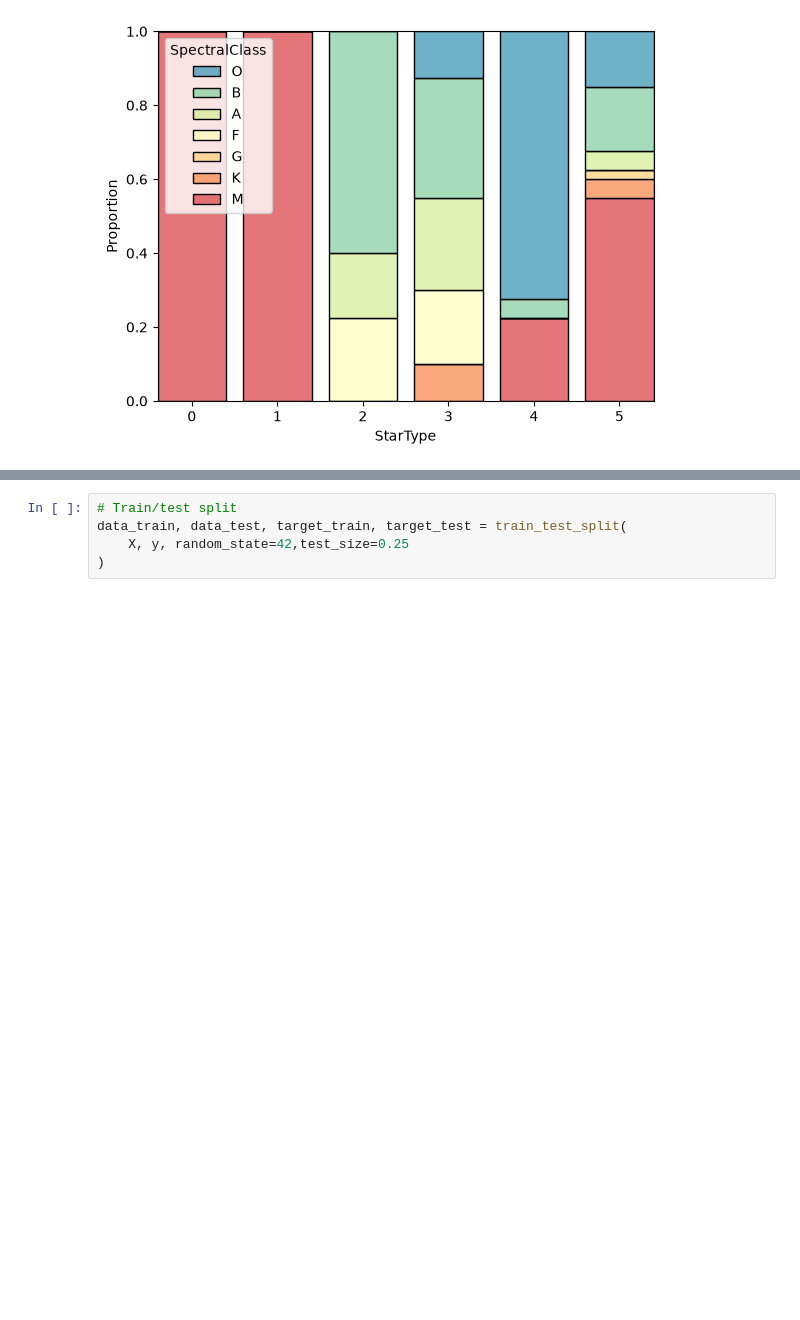
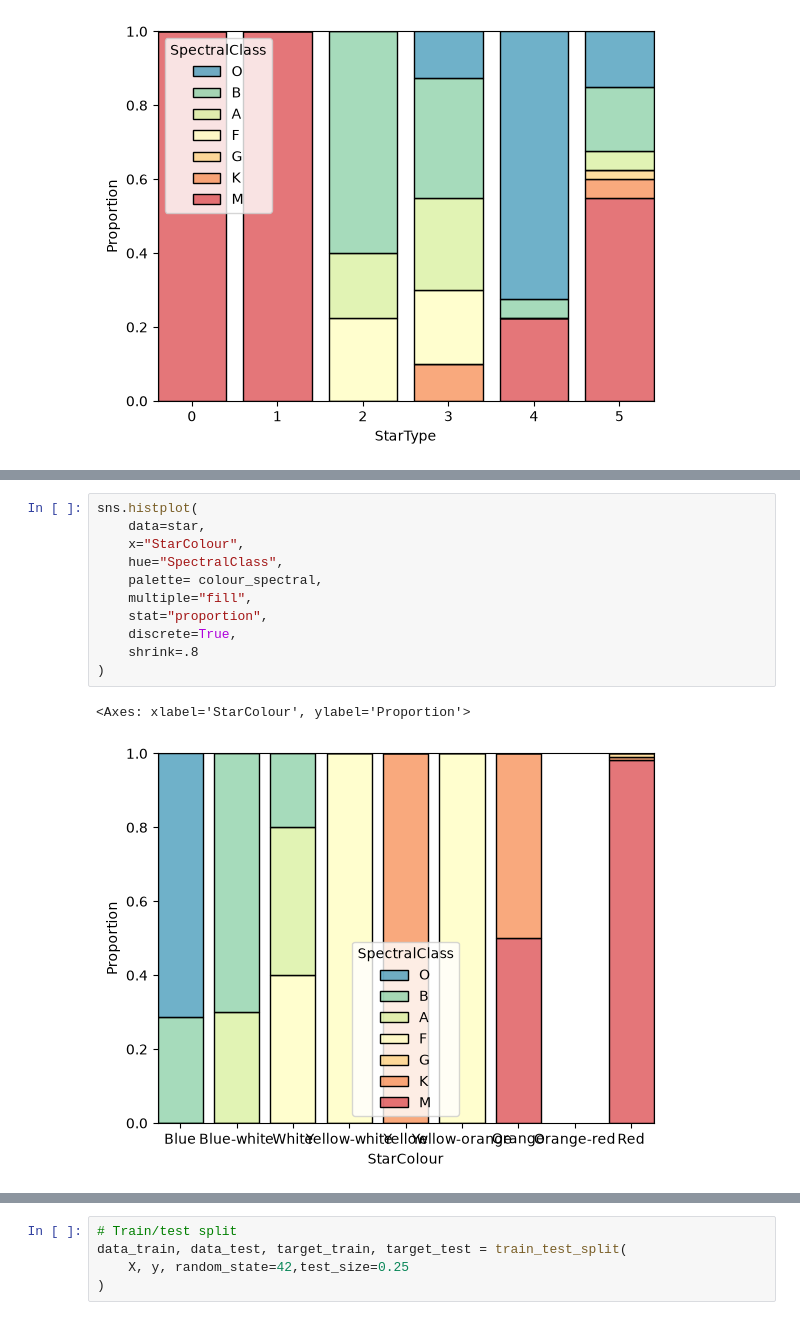
Before and after one commit to id2591/ProjectPBDE, a Jupyter notebook: StarDescriptive.ipynb, the cells around one changed output, grey strips where cells are left out. Saved outputs shown, nothing was run; the diff lists cells and outputs as text; blank space fills up the shorter version.

```diff
--- a/StarDescriptive.ipynb
+++ b/StarDescriptive.ipynb
@@ -167 +208,15 @@ sns.histplot(
+# %%
+sns.histplot(
+    data=star,
+    x="StarColour",
+    hue="SpectralClass",
+    palette= colour_spectral,
+    multiple="fill",
+    stat="proportion",
+    discrete=True,
+    shrink=.8
+)
+# %% [output]
+<Axes: xlabel='StarColour', ylabel='Proportion'>
+[figure, added]
 # %%
```
Also changed, not shown: parts of 23 cells of this notebook.
